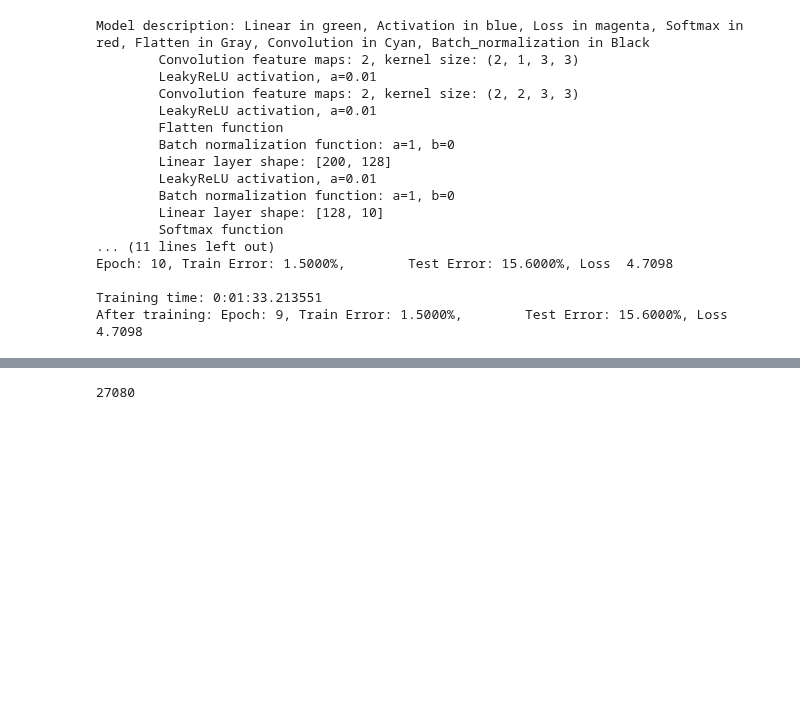
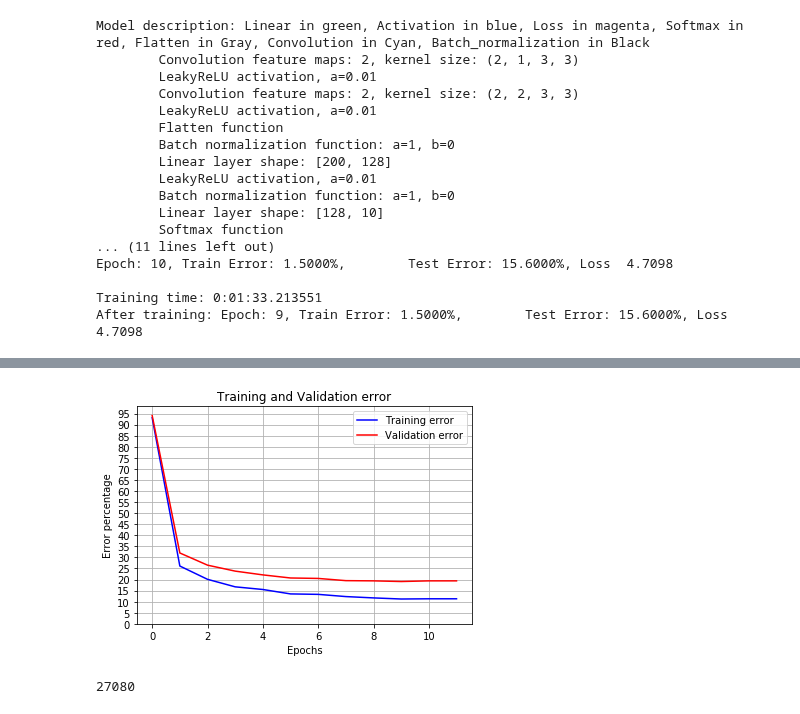
Before and after one commit to Apiquet/DeepLearningFrameworkFromScratch, a Jupyter notebook: test_convolution.ipynb, the cells around one changed output, grey strips where cells are left out. Cells and saved outputs as stored; diff of their text form; code cells hidden in the pictures; blank space fills up the shorter version.

Commit message:
Add option to plot learning curves

```diff
--- a/test_convolution.ipynb
+++ b/test_convolution.ipynb
@@ -375,3 +375,7 @@ Epoch: 9, Train Error: 11.3000%,        Test Error: 24.3000%, Loss  17.9218
+# %%
+NN.learning_curves(Model)
+# %% [output]
+[figure, added]
 # %%
 Model.getParametersCount()
 # %% [output]
```
Also changed, not shown: parts of 1 cell of this notebook, 1 other file.
